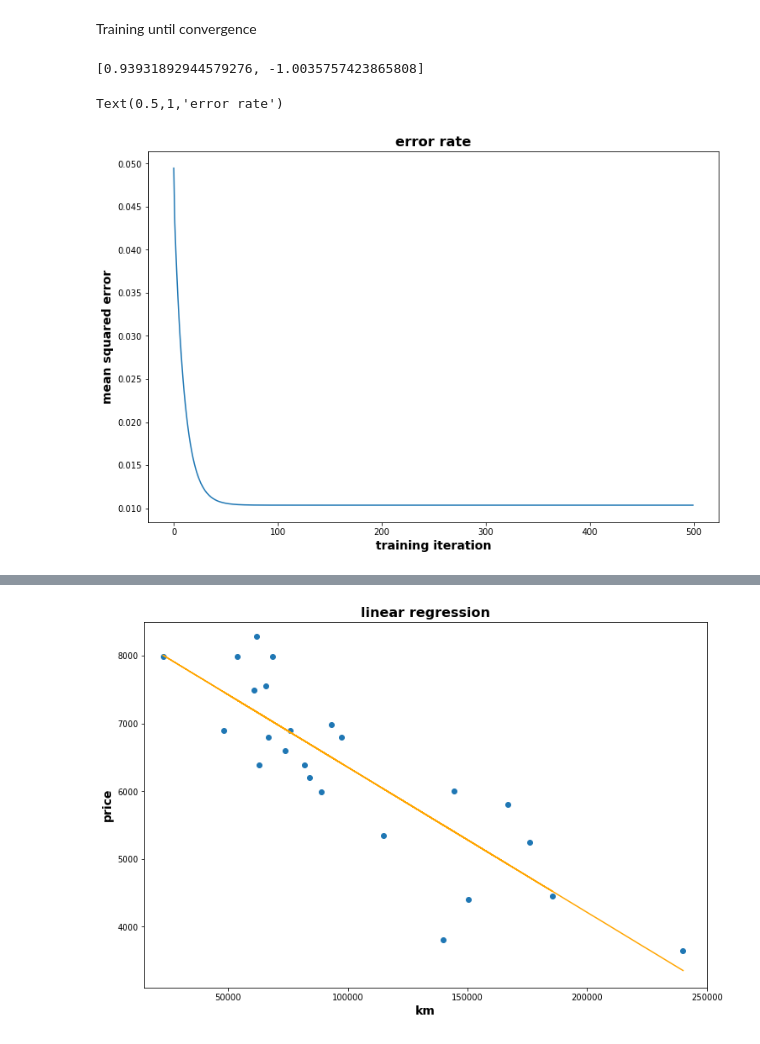
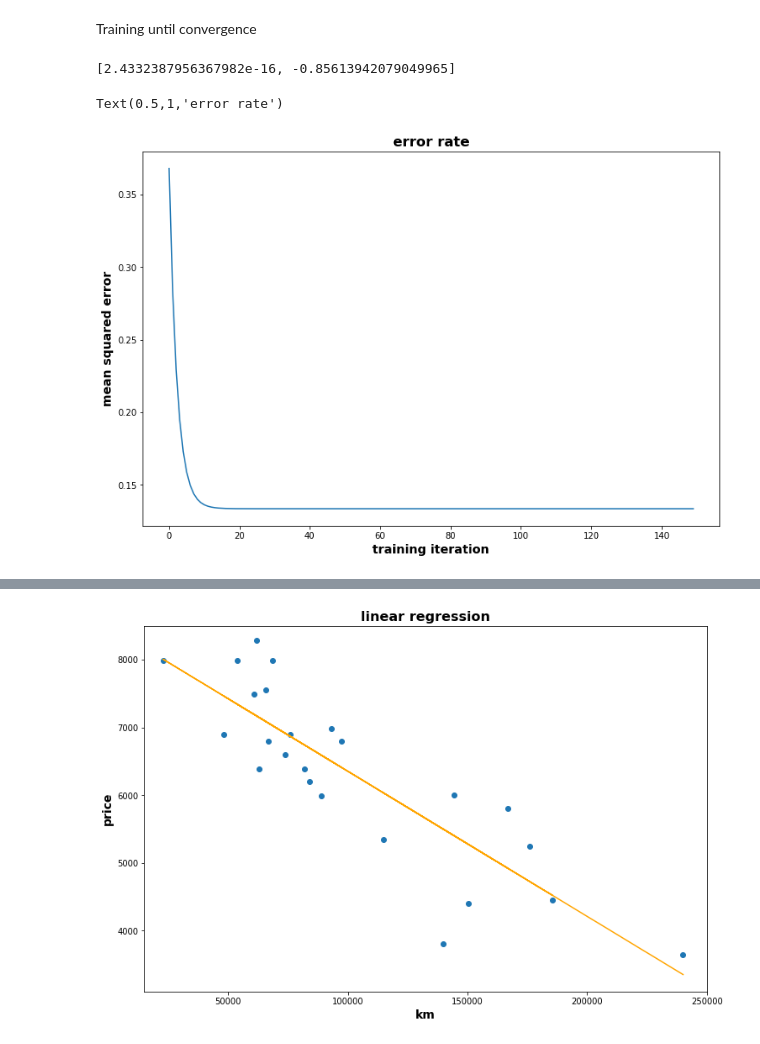
Before and after one commit to fredleste/42_AML, a Jupyter notebook: ft_linear_regression/ft_linear_regression.ipynb, the cells around one changed output, grey strips where cells are left out. Saved outputs shown, nothing was run; the diff lists cells and outputs as text; code cells hidden in the pictures.

```diff
--- a/ft_linear_regression/ft_linear_regression.ipynb
+++ b/ft_linear_regression/ft_linear_regression.ipynb
@@ -24,6 +41,6 @@ Feature scaling / data normalization : X = (X - min(X)) / (max(X) - min(X))
 # %%
-data['kmfs'] = (data['km'] - min(data['km'])) / (max(data['km']) - min(data['km']))
-data['pricefs'] = (data['price'] - min(data['price'])) / (max(data['price']) - min(data['price']))
+data['kmfs'] = (data['km'] - np.mean(data['km'])) / (np.std(data['km']))
+data['pricefs'] = (data['price'] - np.mean(data['price'])) / (np.std(data['price']))
 # %%
 data
 # %% [output]
@@ -99,19 +116,20 @@ def fit(X, y, theta, alpha, num_iters):
 # %% [markdown]
 Training until convergence
 # %%
-theta, J_history = fit(X, y, theta, 1, 200)
+theta = [0., 0.]
+theta, J_history = fit(X, y, theta, 0.2, 150)
 # %%
 theta
 # %% [output]
-[0.93931892944579276, -1.0035757423865808]
+[2.4332387956367982e-16, -0.85613942079049965]
 # %%
-fit = plt.figure(figsize = (12, 8))
+plt.figure(figsize = (12, 8))
 ax = plt.axes()
 ax.plot(J_history)
 plt.xlabel('training iteration',fontsize='14', fontweight='bold')
 plt.ylabel('mean squared error', fontsize='14', fontweight='bold')
 ax.set_title('error rate', fontsize='16', fontweight='bold')
 # %% [output]
 Text(0.5,1,'error rate')
-[figure, old version]
+[figure, new version]
 # %%
```
Also changed, not shown: parts of 9 cells of this notebook, 5 other files.
